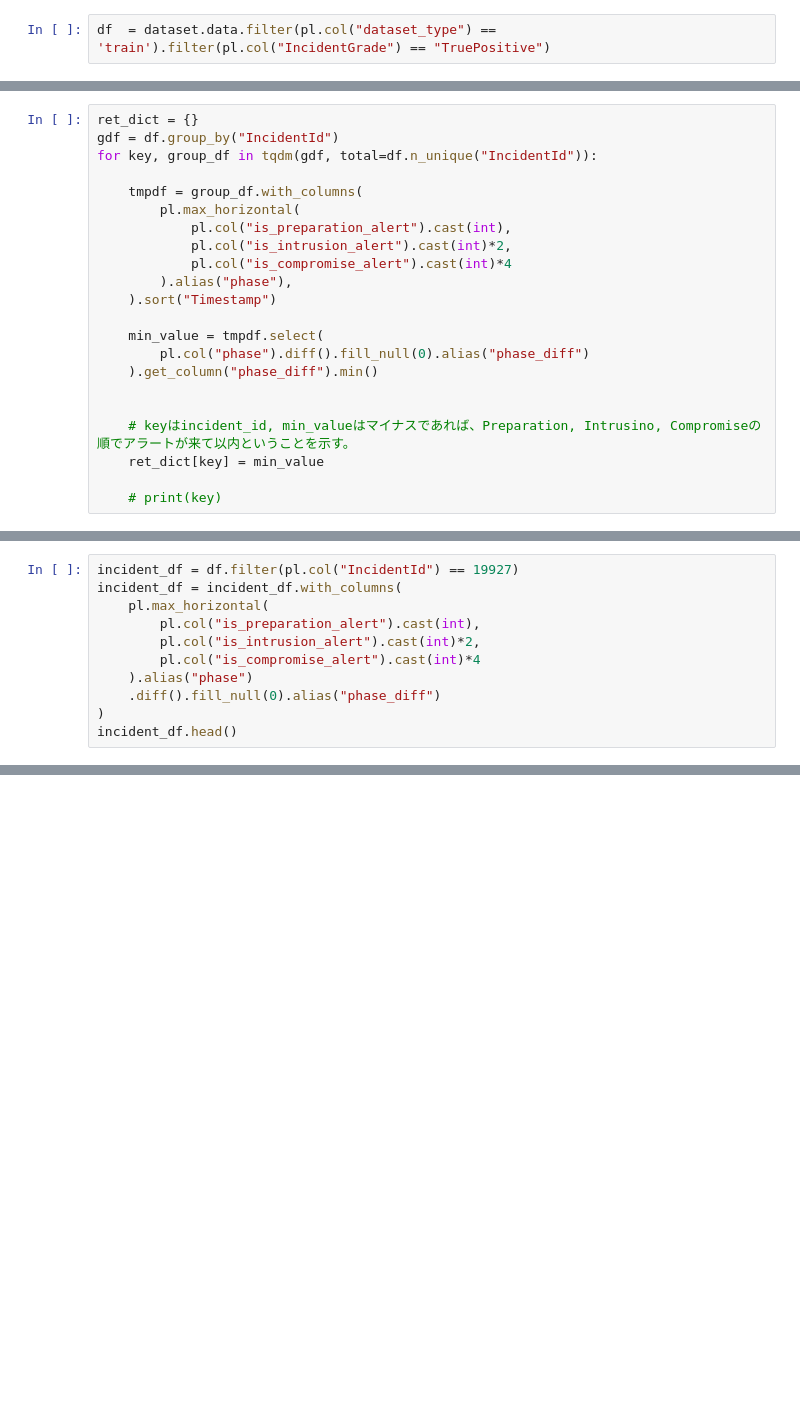
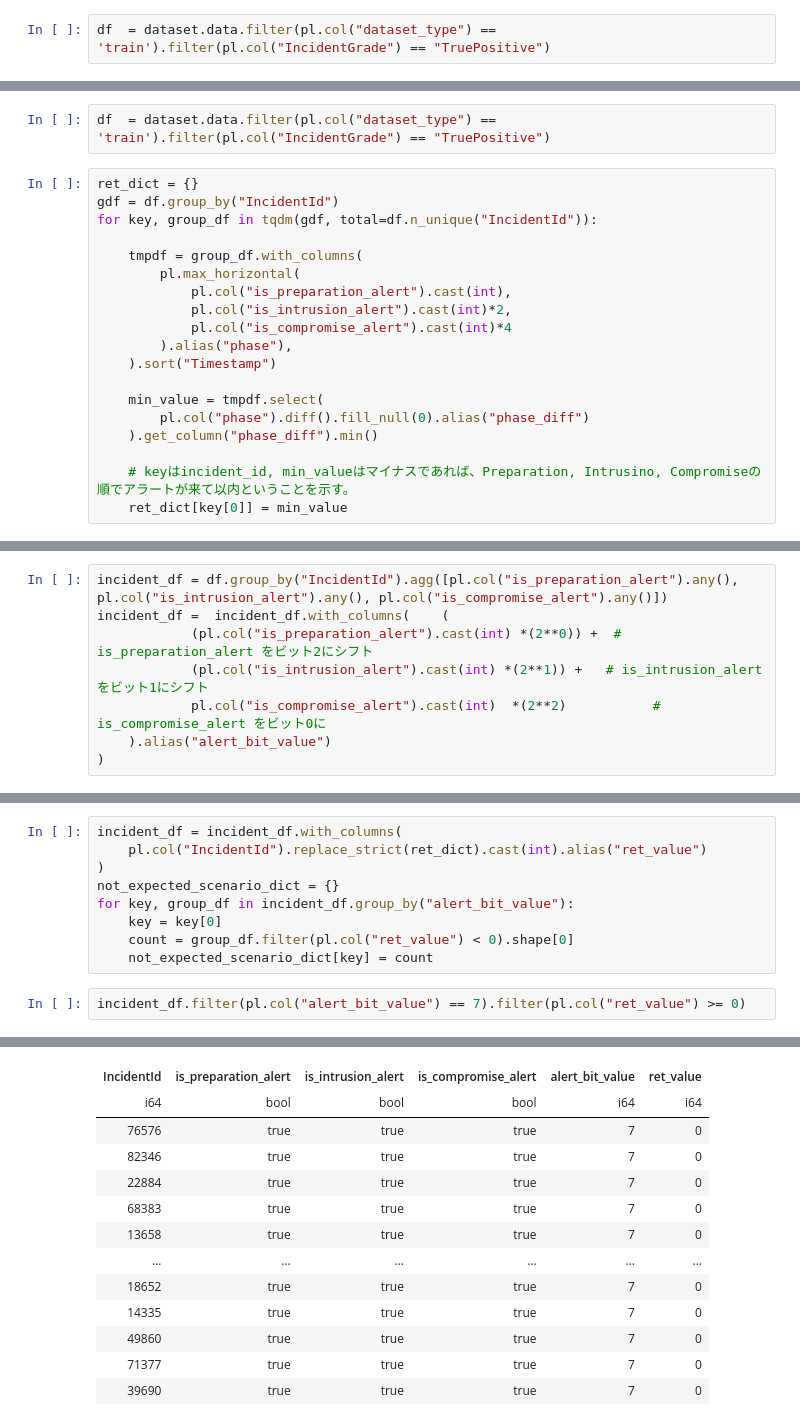
Before and after one commit to RyuichiHashimoto/BayesianNetwork, a Jupyter notebook: experiments/01_dataset_analysis1/04_incident_is_serial_check.ipynb, the cells around one changed output, grey strips where cells are left out. Drawn from its saved outputs; the diff is of its cells as text; blank space fills up the shorter version.

```diff
--- a/experiments/01_dataset_analysis1/04_incident_is_serial_check.ipynb
+++ b/experiments/01_dataset_analysis1/04_incident_is_serial_check.ipynb
@@ -17,3 +151,5 @@ df  = dataset.data.filter(pl.col("dataset_type") == 'train').filter(pl.col("Inci
+# %%
+df  = dataset.data.filter(pl.col("dataset_type") == 'train').filter(pl.col("IncidentGrade") == "TruePositive")
 # %%
 ret_dict = {}
 gdf = df.group_by("IncidentId")
@@ -31,8 +167,5 @@ for key, group_df in tqdm(gdf, total=df.n_unique("IncidentId")):
         pl.col("phase").diff().fill_null(0).alias("phase_diff")
     ).get_column("phase_diff").min()
 
-
     # keyはincident_id, min_valueはマイナスであれば、Preparation, Intrusino, Compromiseの順でアラートが来て以内ということを示す。
-    ret_dict[key] = min_value
-
-    # print(key)
+    ret_dict[key[0]] = min_value
@@ -39,11 +174,8 @@ for key, group_df in tqdm(gdf, total=df.n_unique("IncidentId")):
 # %%
-incident_df = df.filter(pl.col("IncidentId") == 19927)
-incident_df = incident_df.with_columns(
-    pl.max_horizontal(
-        pl.col("is_preparation_alert").cast(int),
-        pl.col("is_intrusion_alert").cast(int)*2,
-        pl.col("is_compromise_alert").cast(int)*4
-    ).alias("phase")
-    .diff().fill_null(0).alias("phase_diff")
+incident_df = df.group_by("IncidentId").agg([pl.col("is_preparation_alert").any(), pl.col("is_intrusion_alert").any(), pl.col("is_compromise_alert").any()])
+incident_df =  incident_df.with_columns(    (
+            (pl.col("is_preparation_alert").cast(int) *(2**0)) +  # is_preparation_alert をビット2にシフト
+            (pl.col("is_intrusion_alert").cast(int) *(2**1)) +   # is_intrusion_alert をビット1にシフト
+            pl.col("is_compromise_alert").cast(int)  *(2**2)           # is_compromise_alert をビット0に
+    ).alias("alert_bit_value")
 )
-incident_df.head()
@@ -128,0 +182,12 @@ shape: (30, 50)
+# %%
+incident_df = incident_df.with_columns(
+    pl.col("IncidentId").replace_strict(ret_dict).cast(int).alias("ret_value")
+)
+not_expected_scenario_dict = {}
+for key, group_df in incident_df.group_by("alert_bit_value"):
+    key = key[0]
+    count = group_df.filter(pl.col("ret_value") < 0).shape[0]
+    not_expected_scenario_dict[key] = count
+# %%
+incident_df.filter(pl.col("alert_bit_value") == 7).filter(pl.col("ret_value") >= 0)
+# %% [output]
@@ -128,0 +195,13 @@ shape: (30, 50)
+| IncidentId | is_preparation_alert | is_intrusion_alert | is_compromise_alert | alert_bit_value | ret_value |
+| i64 | bool | bool | bool | i64 | i64 |
+| 76576 | true | true | true | 7 | 0 |
+| 82346 | true | true | true | 7 | 0 |
+| 22884 | true | true | true | 7 | 0 |
+| 68383 | true | true | true | 7 | 0 |
+| 13658 | true | true | true | 7 | 0 |
+| … | … | … | … | … | … |
+| 18652 | true | true | true | 7 | 0 |
+| 14335 | true | true | true | 7 | 0 |
+| 49860 | true | true | true | 7 | 0 |
+| 71377 | true | true | true | 7 | 0 |
+| 39690 | true | true | true | 7 | 0 |
```
Also changed, not shown: parts of 28 cells of this notebook, 9 other files.
